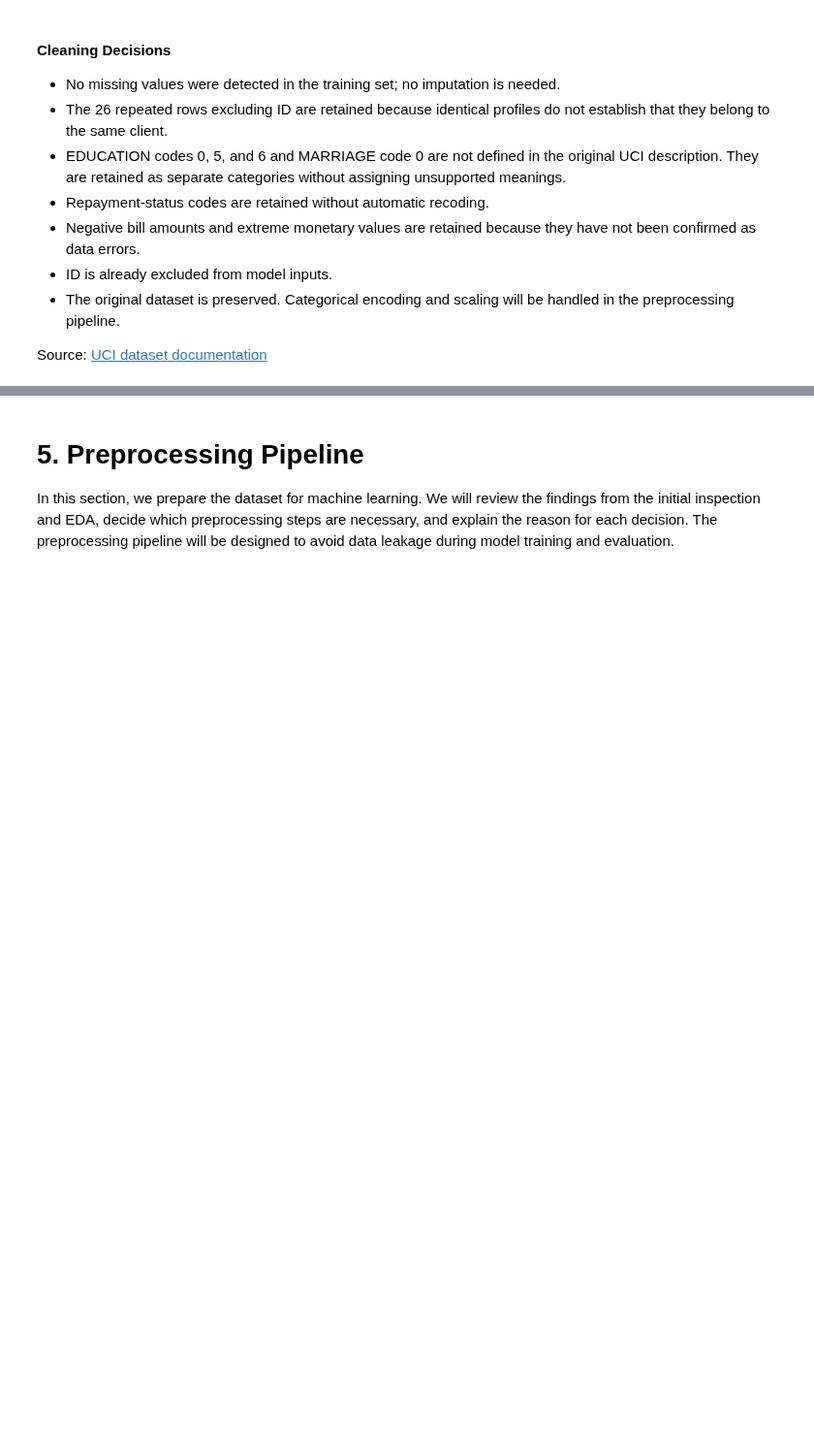
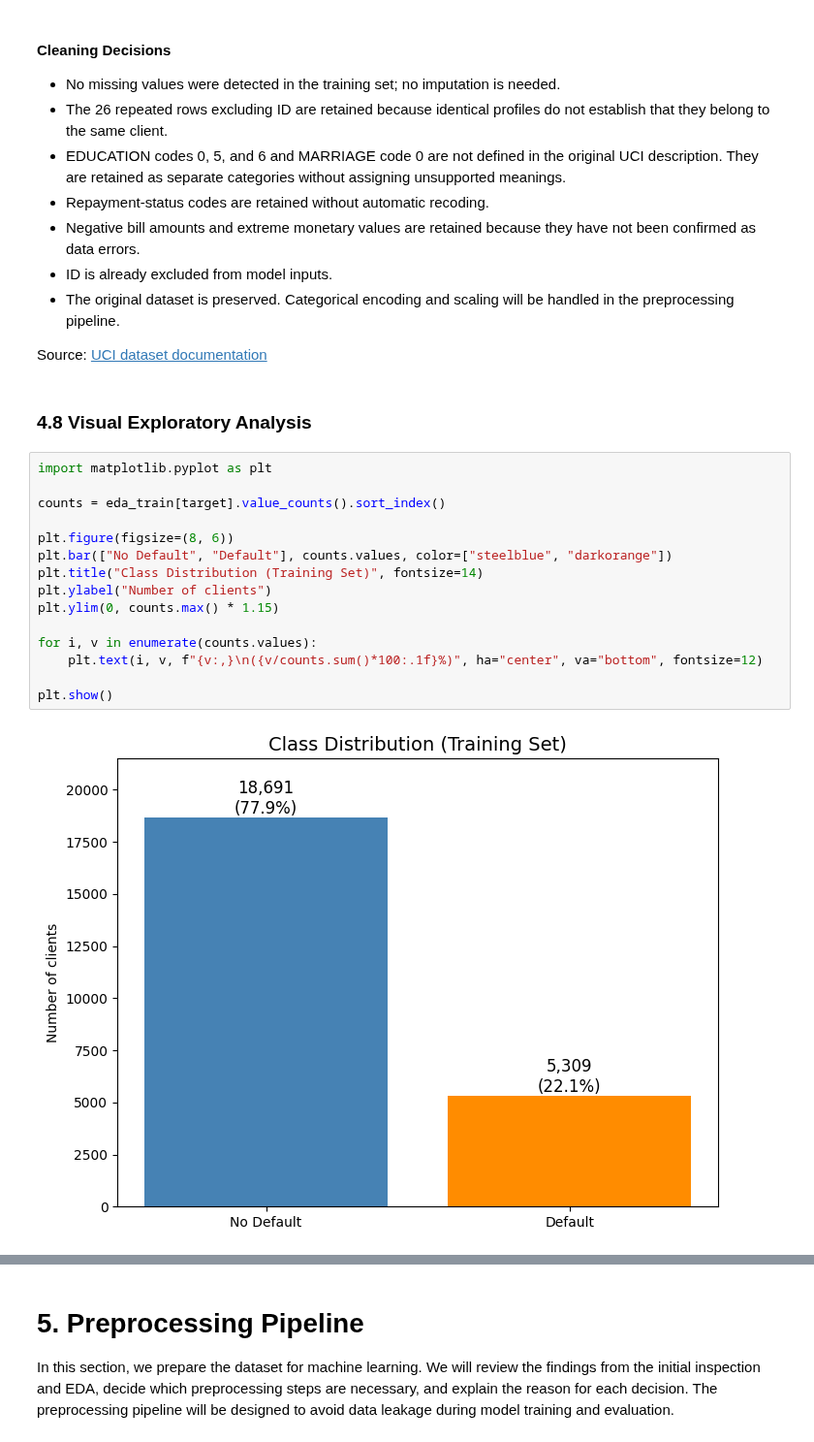
Before and after one commit to r-raghad/SWE485-Project-Group1, a Jupyter notebook: Phase1_Data_Exploration.ipynb, the cells around one changed output, grey strips where cells are left out. Shown at 97% size. Drawn from its saved outputs; the diff is of its cells as text; blank space fills up the shorter version.

Commit message:
Add files via upload
visualizations and preliminary feature importance

```diff
--- a/Phase1_Data_Exploration.ipynb
+++ b/Phase1_Data_Exploration.ipynb
@@ -709,3 +709,22 @@ Bill amounts across the six months are highly correlated, with pairwise correlat
 - The original dataset is preserved. Categorical encoding and scaling will be handled in the preprocessing pipeline.
 
 Source: [UCI dataset documentation](https://archive.ics.uci.edu/dataset/350/default+of+credit+card+clients)
+# %% [markdown]
+### 4.8 Visual Exploratory Analysis
+# %%
+import matplotlib.pyplot as plt
+
+counts = eda_train[target].value_counts().sort_index()
+
+plt.figure(figsize=(8, 6))
+plt.bar(["No Default", "Default"], counts.values, color=["steelblue", "darkorange"])
+plt.title("Class Distribution (Training Set)", fontsize=14)
+plt.ylabel("Number of clients")
+plt.ylim(0, counts.max() * 1.15)
+
+for i, v in enumerate(counts.values):
+    plt.text(i, v, f"{v:,}\n({v/counts.sum()*100:.1f}%)", ha="center", va="bottom", fontsize=12)
+
+plt.show()
+# %% [output]
+[figure, added]
```
Also changed, not shown: parts of 21 cells of this notebook.
